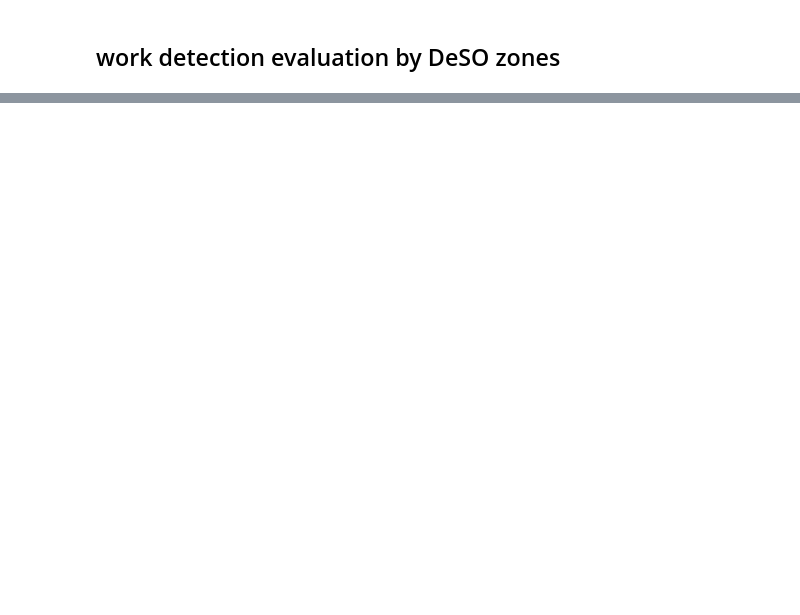
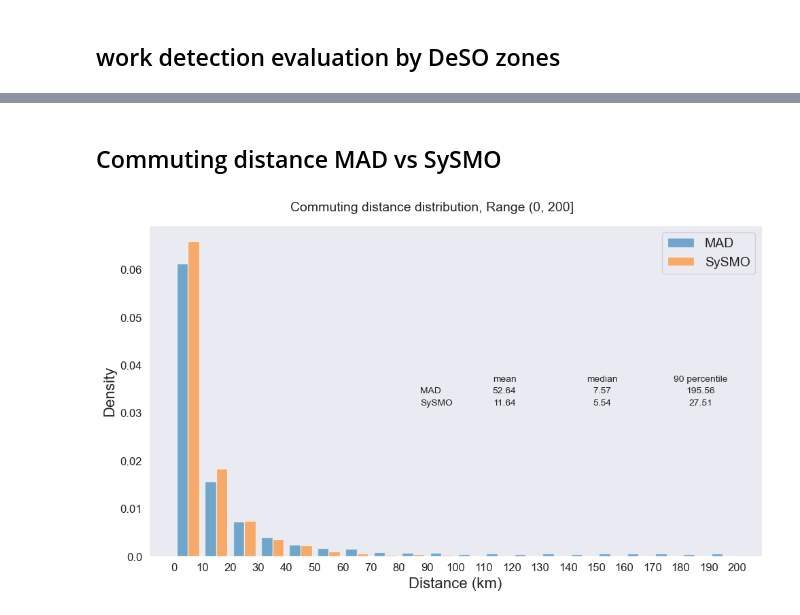
Before and after one commit to tozlucaglar/MAD4AG, a Jupyter notebook: src/3.3-Home-Work-School-evaluation.ipynb, the cells around one changed output, grey strips where cells are left out. Saved outputs shown, nothing was run; the diff lists cells and outputs as text; code cells hidden in the pictures; blank space fills up the shorter version.

```diff
--- a/src/3.3-Home-Work-School-evaluation.ipynb
+++ b/src/3.3-Home-Work-School-evaluation.ipynb
@@ -276,0 +263,8 @@ ax1.violinplot(distances['distance(km)'], vert=True)
+# %% [markdown]
+## Commuting distance MAD vs SySMO
+# %%
+df_act_plan = pd.read_pickle(r'C:\Synthetic_population\code\new_synthetic_sweden\output\synthetic_population\df_act_plan.pkl')
+
+
+df_act_plan = df_act_plan[['PId', 'act_id', 'act_purpose', 'act_start',
+       'act_end', 'mode', 'Deso', 'Reg_model', 'POINT_X', 'POINT_Y']]
@@ -276,0 +296,35 @@ ax1.violinplot(distances['distance(km)'], vert=True)
+# %%
+fig, (ax0) = plt.subplots(nrows=1, ncols=1, figsize = (10, 6))
+
+
+ax0.hist([distances['distance(km)'][distances['distance(km)']<201],df_work['dist_work'][df_work['dist_work']<201]], density=True, histtype='bar', alpha=0.6, bins=range(0,201,10), label=['MAD','SySMO'])
+
+ax0.grid(visible=False)
+
+ax0.legend( prop={'size': 14}, fontsize=14)
+ax0.set_xlabel('Distance (km)', fontsize=16)
+ax0.set_xticks(range(0,201,10),range(0,201,10), fontsize=12)
+ax0.set_yticklabels(np.arange(0.00, 0.07, 0.01), fontsize=12)
+ax0.set_ylabel('Density', fontsize=16)
+
+
+MAD_mean=distances['distance(km)'].mean().round(decimals=2)
+MAD_median=distances['distance(km)'].median().round(decimals=2)
+MAD_90=distances['distance(km)'].quantile(0.9).round(decimals=2)
+SySMO_mean=df_work['dist_work'].mean().round(decimals=2)
+SySMO_median=df_work['dist_work'].median().round(decimals=2)
+SySMO_90=df_work['dist_work'].quantile(0.9).round(decimals=2)
+
+ax0.table(cellText=[[MAD_mean,MAD_median,MAD_90], [SySMO_mean,SySMO_median,SySMO_90]],
+          cellLoc='center',
+                  colWidths = [0.16]*3,
+                  rowLabels=['MAD','SySMO'],
+                  colLabels=['mean','median','90 percentile'],
+                  loc='center right',edges='open')
+
+
+fig.suptitle('Commuting distance distribution, Range (0, 200]' , fontsize=14)
+fig.tight_layout()
+plt.savefig("./figures/distance_between_Home_Work_SySMO.png")
+# %% [output]
+[figure, added]
```
Also changed, not shown: parts of 13 cells of this notebook, 5 other files.
